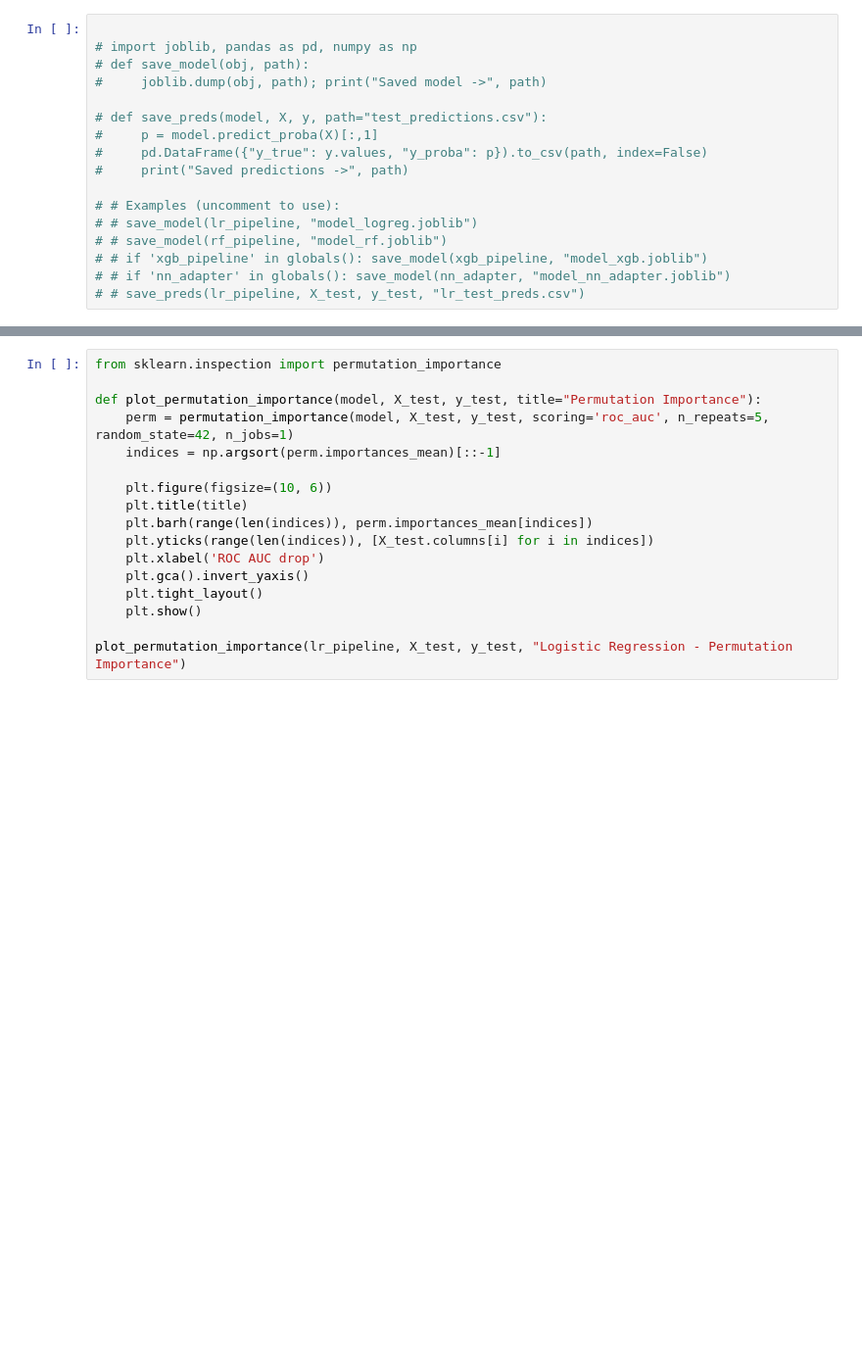
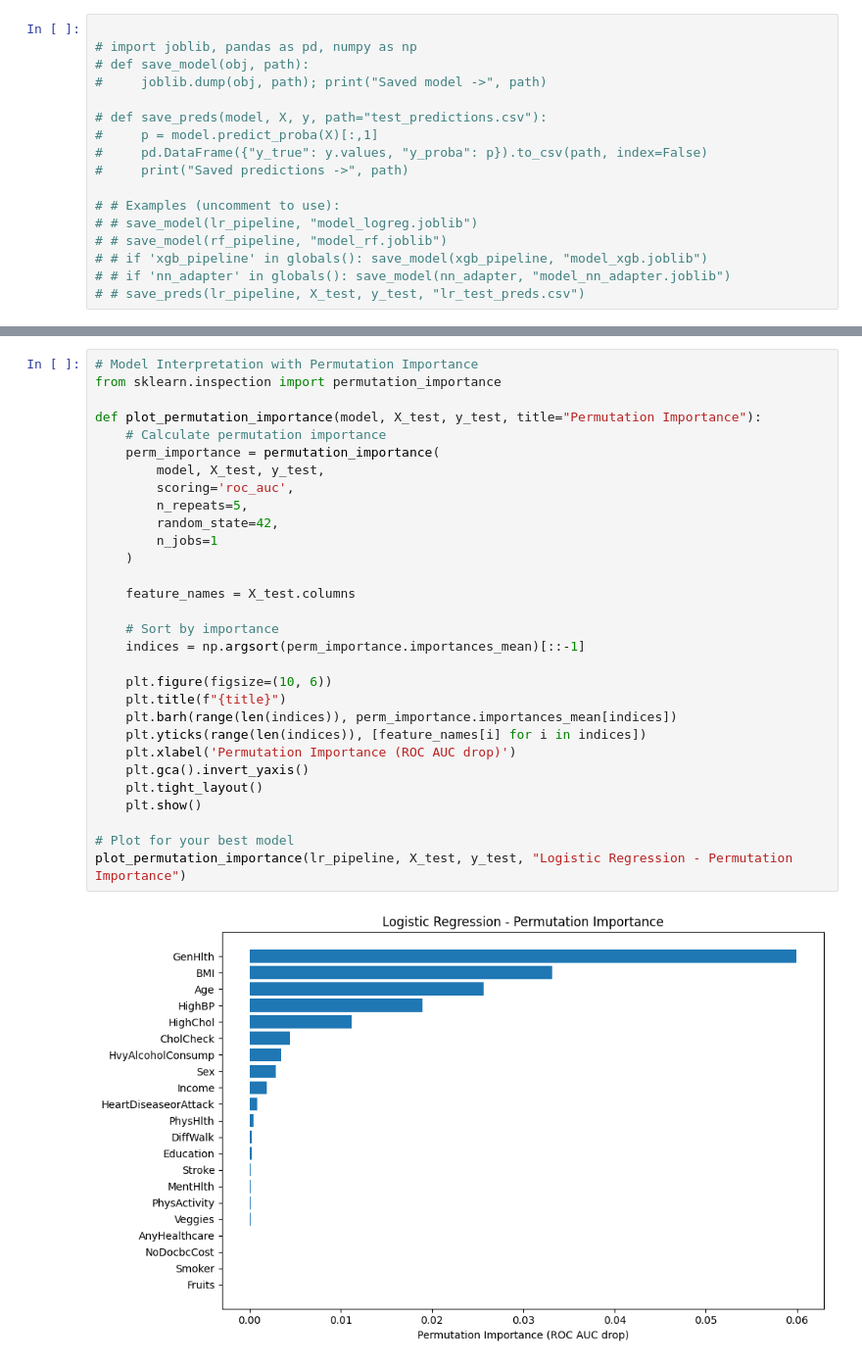
Before and after one commit to alled0/diabetes-prediction, a Jupyter notebook: diabetes_prediction.ipynb, the cells around one changed output, grey strips where cells are left out. Shown at 98% size. Drawn from its saved outputs; the diff is of its cells as text; blank space fills up the shorter version.

```diff
--- a/diabetes_prediction.ipynb
+++ b/diabetes_prediction.ipynb
@@ -394,18 +436,33 @@ metrics_lr_cal = evaluate_model(cal_lr, X_test, y_test, name="LogReg+Isotonic")
 # %%
+# Model Interpretation with Permutation Importance
 from sklearn.inspection import permutation_importance
 
 def plot_permutation_importance(model, X_test, y_test, title="Permutation Importance"):
-    perm = permutation_importance(model, X_test, y_test, scoring='roc_auc', n_repeats=5, random_state=42, n_jobs=1)
-    indices = np.argsort(perm.importances_mean)[::-1]
+    # Calculate permutation importance
+    perm_importance = permutation_importance(
+        model, X_test, y_test,
+        scoring='roc_auc',
+        n_repeats=5,
+        random_state=42,
+        n_jobs=1
+    )
+
+    feature_names = X_test.columns
+
+    # Sort by importance
+    indices = np.argsort(perm_importance.importances_mean)[::-1]
 
     plt.figure(figsize=(10, 6))
-    plt.title(title)
-    plt.barh(range(len(indices)), perm.importances_mean[indices])
-    plt.yticks(range(len(indices)), [X_test.columns[i] for i in indices])
-    plt.xlabel('ROC AUC drop')
+    plt.title(f"{title}")
+    plt.barh(range(len(indices)), perm_importance.importances_mean[indices])
+    plt.yticks(range(len(indices)), [feature_names[i] for i in indices])
+    plt.xlabel('Permutation Importance (ROC AUC drop)')
     plt.gca().invert_yaxis()
     plt.tight_layout()
     plt.show()
 
+# Plot for your best model
 plot_permutation_importance(lr_pipeline, X_test, y_test, "Logistic Regression - Permutation Importance")
+# %% [output]
+[figure, added]
 # %% [markdown]
```
Also changed, not shown: parts of 54 cells of this notebook, 7 other files.
